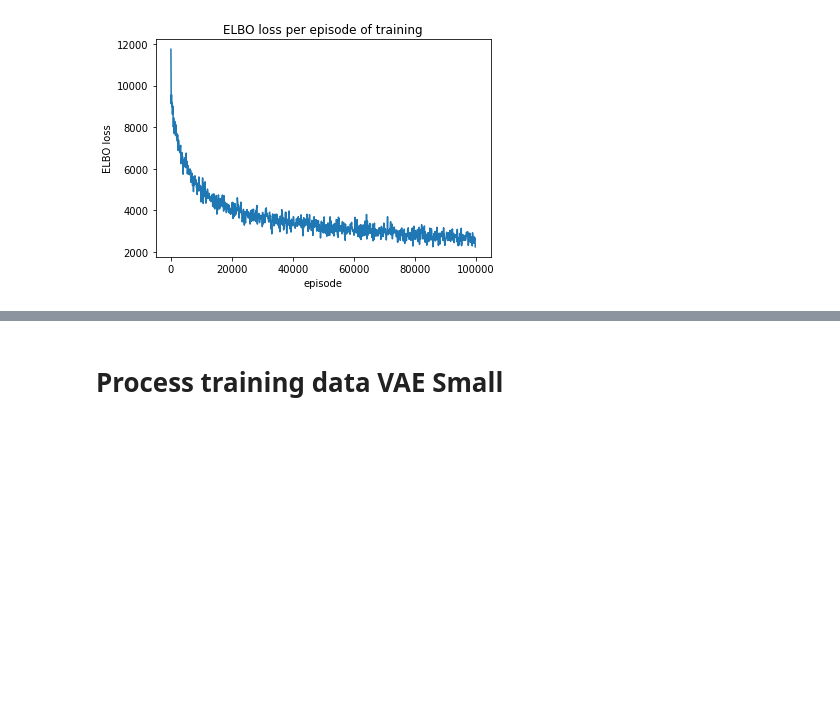
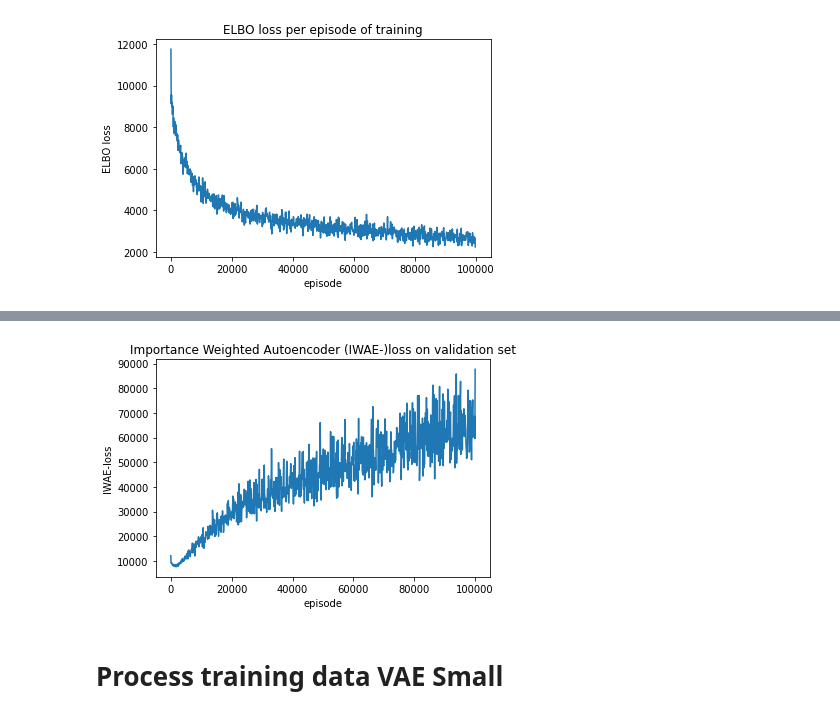
Before and after one commit to JanSchering/natural_computing, a Jupyter notebook: final/vae/presentation_vis.ipynb, the cells around one changed output, grey strips where cells are left out. Drawn from its saved outputs; the diff is of its cells as text; code cells hidden in the pictures; blank space fills up the shorter version.

```diff
--- a/final/vae/presentation_vis.ipynb
+++ b/final/vae/presentation_vis.ipynb
@@ -61,3 +74,14 @@ plt.show()
+# %%
+# Plot IWAE loss on validation set over training
+iwae_test = np.genfromtxt(join(vae_data_dir, "test", "total-loss.csv"), skip_header=1, delimiter=",")
+plt.plot(iwae_test[:,1], iwae_test[:,2])
+plt.title("Importance Weighted Autoencoder (IWAE-)loss on validation set")
+plt.ylabel("IWAE-loss")
+plt.xlabel("episode")
+plt.savefig(join(vae_img_dir, "test", "iwae_plot.png") )
+plt.show()
+# %% [output]
+[figure, added]
 # %% [markdown]
 # Process training data VAE Small
 # %%
```
Also changed, not shown: parts of 3 cells of this notebook, 2 other files.
